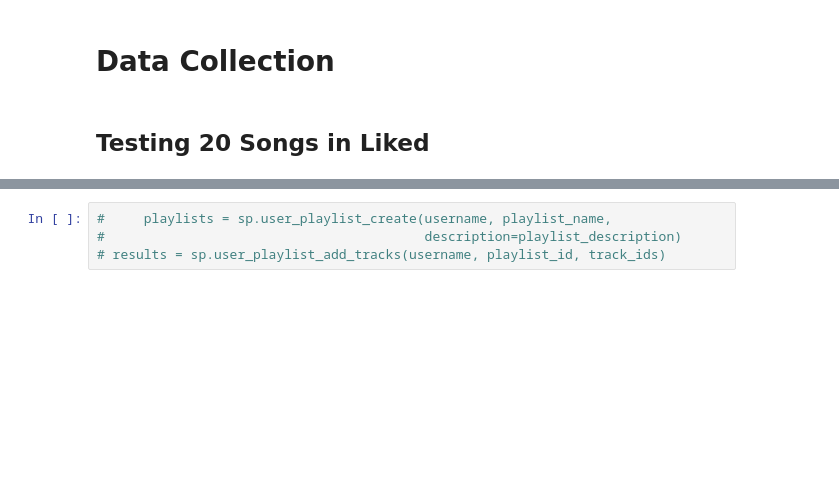
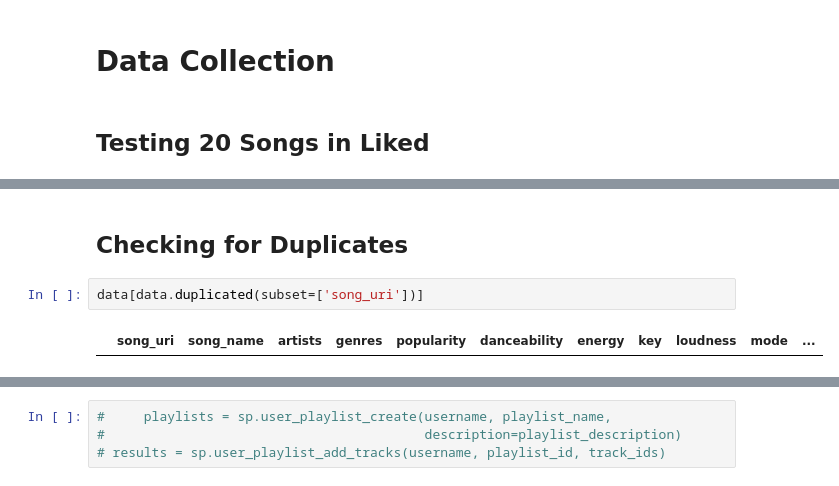
Before and after one commit to PeterGarcia95/spotipy_wrapper, a Jupyter notebook: Spotify API Project.ipynb, the cells around one changed output, grey strips where cells are left out. Saved outputs shown, nothing was run; the diff lists cells and outputs as text; blank space fills up the shorter version.

```diff
--- a/Spotify API Project.ipynb
+++ b/Spotify API Project.ipynb
@@ -132,0 +200,6 @@ Audio Features were gathered for 973 songs
+# %% [markdown]
+## Checking for Duplicates
+# %%
+data[data.duplicated(subset=['song_uri'])]
+# %% [output]
+|  | song_uri | song_name | artists | genres | popularity | danceability | energy | key | loudness | mode | ... |
```
Also changed, not shown: parts of 26 cells of this notebook.
